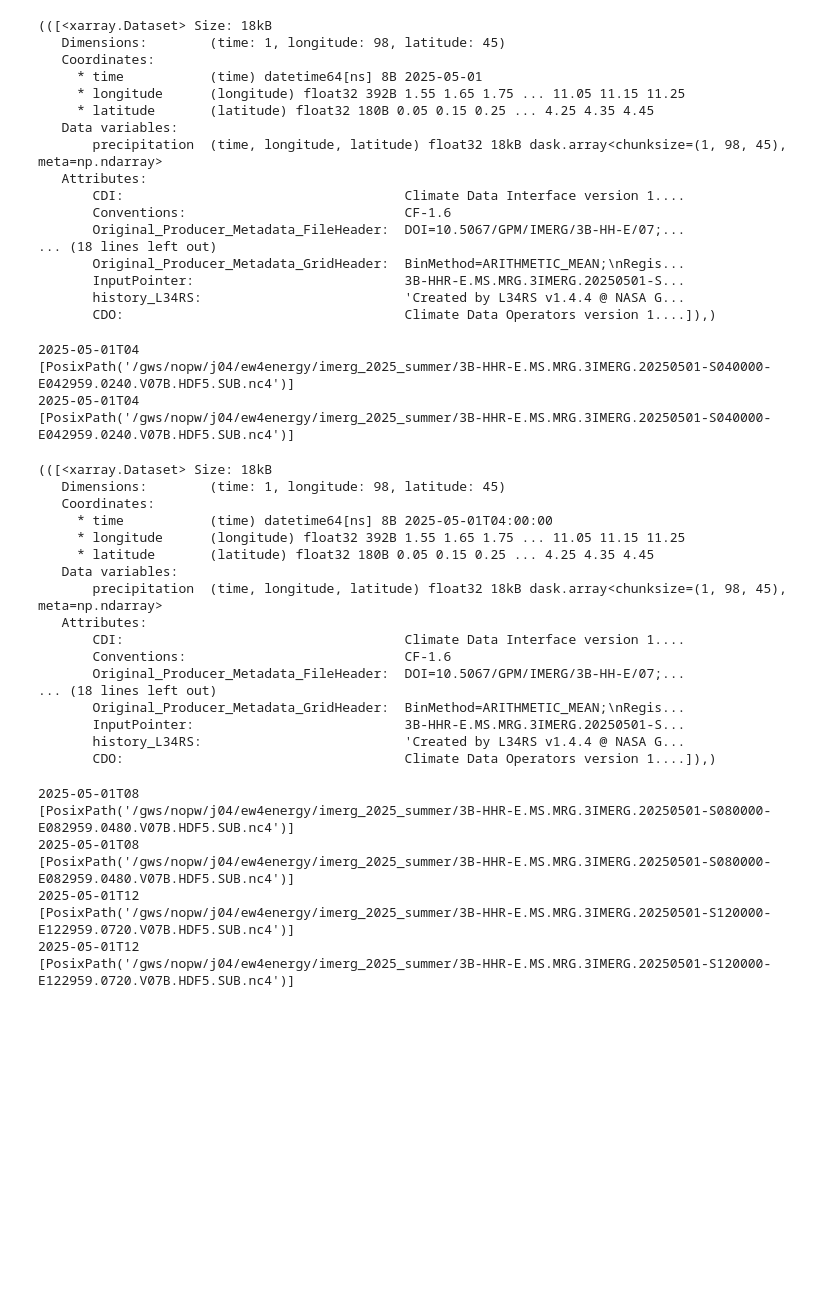
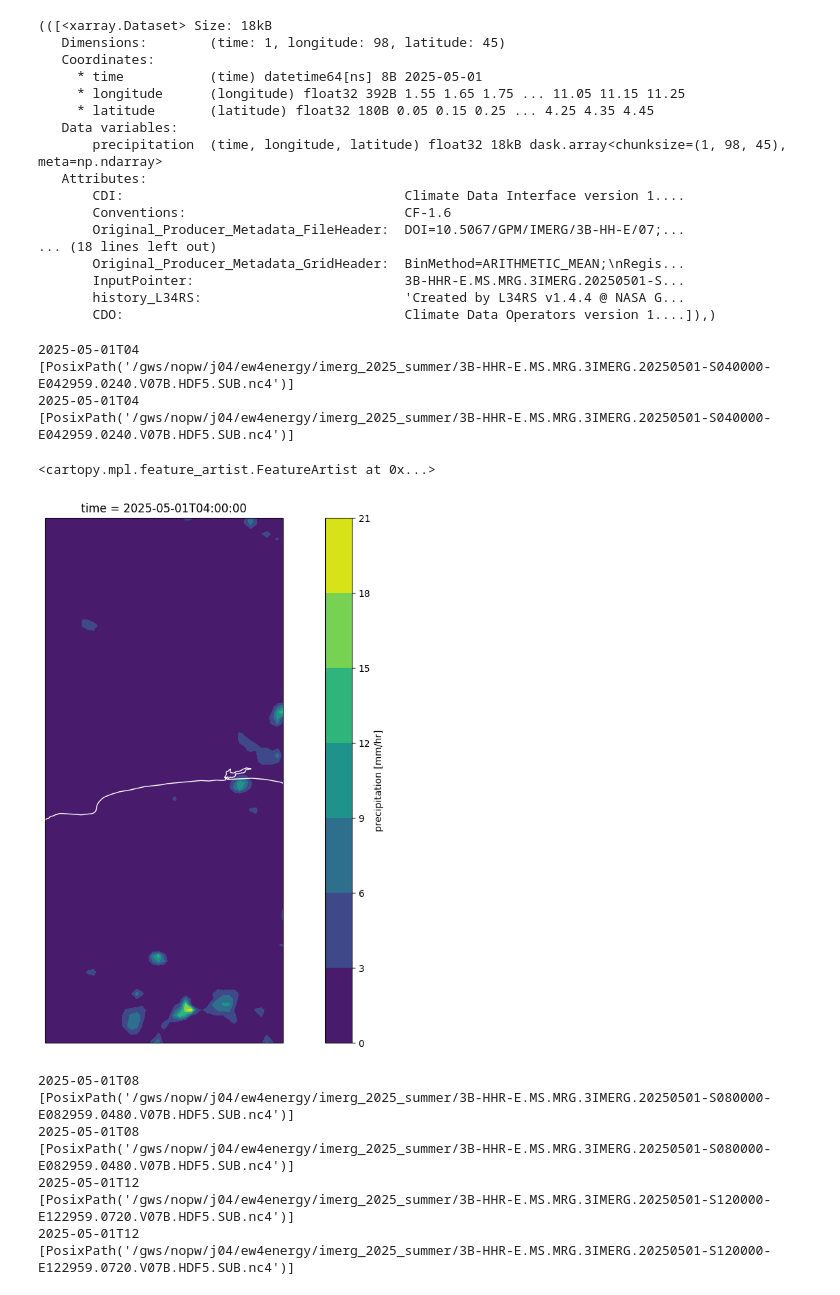
Before and after one commit to uk-gov-mirror/MetOffice.pyearthtools_jasmin, a Jupyter notebook: notebooks/ew4energy/ew4_imerg.ipynb, the cells around one changed output. Drawn from its saved outputs; the diff is of its cells as text; code cells hidden in the pictures; blank space fills up the shorter version.

```diff
--- a/notebooks/ew4energy/ew4_imerg.ipynb
+++ b/notebooks/ew4energy/ew4_imerg.ipynb
@@ -326,30 +326,18 @@ next(ew4_imerg_iter),
        InputPointer:                           3B-HHR-E.MS.MRG.3IMERG.20250501-S...
        history_L34RS:                          'Created by L34RS v1.4.4 @ NASA G...
        CDO:                                    Climate Data Operators version 1....]),)
-# %%
-next(ew4_imerg_iter),
-# %% [output]
-2025-05-01T04
-[PosixPath('/gws/nopw/j04/ew4energy/imerg_2025_summer/3B-HHR-E.MS.MRG.3IMERG.20250501-S040000-E042959.0240.V07B.HDF5.SUB.nc4')]
-2025-05-01T04
-[PosixPath('/gws/nopw/j04/ew4energy/imerg_2025_summer/3B-HHR-E.MS.MRG.3IMERG.20250501-S040000-E042959.0240.V07B.HDF5.SUB.nc4')]
-(([<xarray.Dataset> Size: 18kB
-   Dimensions:        (time: 1, longitude: 98, latitude: 45)
-   Coordinates:
-     * time           (time) datetime64[ns] 8B 2025-05-01T04:00:00
-     * longitude      (longitude) float32 392B 1.55 1.65 1.75 ... 11.05 11.15 11.25
-     * latitude       (latitude) float32 180B 0.05 0.15 0.25 ... 4.25 4.35 4.45
-   Data variables:
-       precipitation  (time, longitude, latitude) float32 18kB dask.array<chunksize=(1, 98, 45), meta=np.ndarray>
-   Attributes:
-       CDI:                                    Climate Data Interface version 1....
-       Conventions:                            CF-1.6
-       Original_Producer_Metadata_FileHeader:  DOI=10.5067/GPM/IMERG/3B-HH-E/07;...
-... (18 lines left out)
-       Original_Producer_Metadata_GridHeader:  BinMethod=ARITHMETIC_MEAN;\nRegis...
-       InputPointer:                           3B-HHR-E.MS.MRG.3IMERG.20250501-S...
-       history_L34RS:                          'Created by L34RS v1.4.4 @ NASA G...
-       CDO:                                    Climate Data Operators version 1....]),)
+# %%
+fig1 = matplotlib.pyplot.figure(figsize=(16,10))
+ax1=fig1.add_subplot(1,1,1,projection=cartopy.crs.PlateCarree())
+next(ew4_imerg_iter)[0][0]['precipitation'][0].plot.contourf(ax=ax1)
+ax1.coastlines(color='w')
+# %% [output]
+2025-05-01T04
+[PosixPath('/gws/nopw/j04/ew4energy/imerg_2025_summer/3B-HHR-E.MS.MRG.3IMERG.20250501-S040000-E042959.0240.V07B.HDF5.SUB.nc4')]
+2025-05-01T04
+[PosixPath('/gws/nopw/j04/ew4energy/imerg_2025_summer/3B-HHR-E.MS.MRG.3IMERG.20250501-S040000-E042959.0240.V07B.HDF5.SUB.nc4')]
+<cartopy.mpl.feature_artist.FeatureArtist at 0x...>
+[figure, added]
 # %%
 next(ew4_imerg_iter), next(ew4_imerg_iter),
 # %% [output]
```
Also changed, not shown: parts of 8 cells of this notebook.
